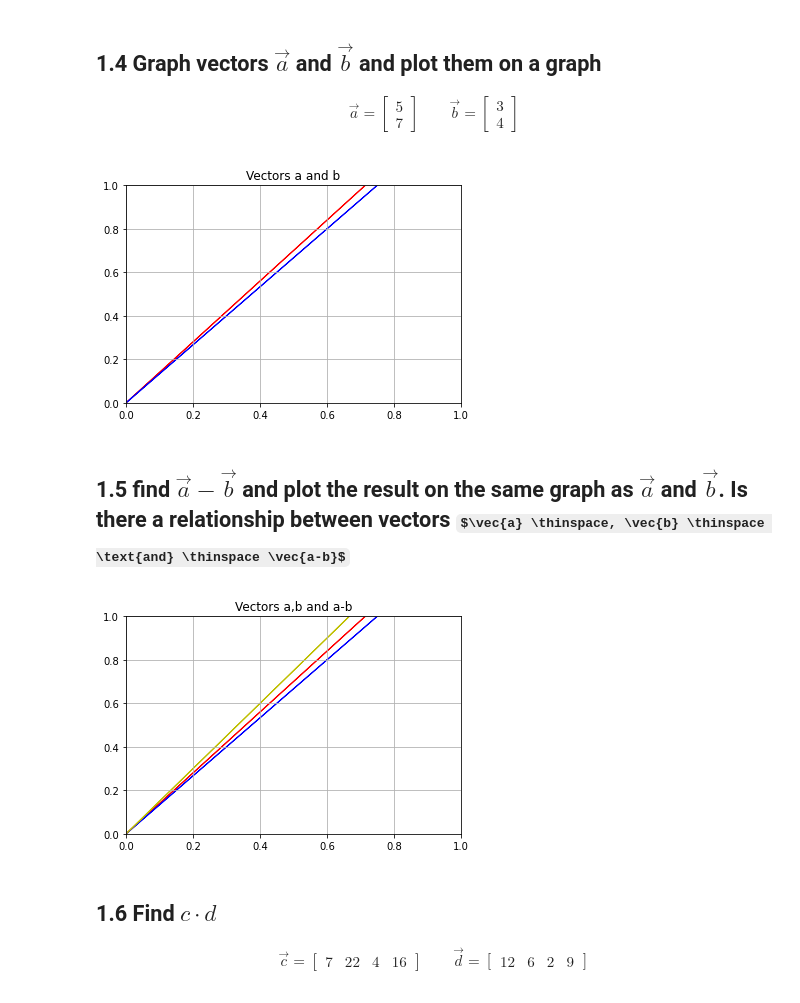
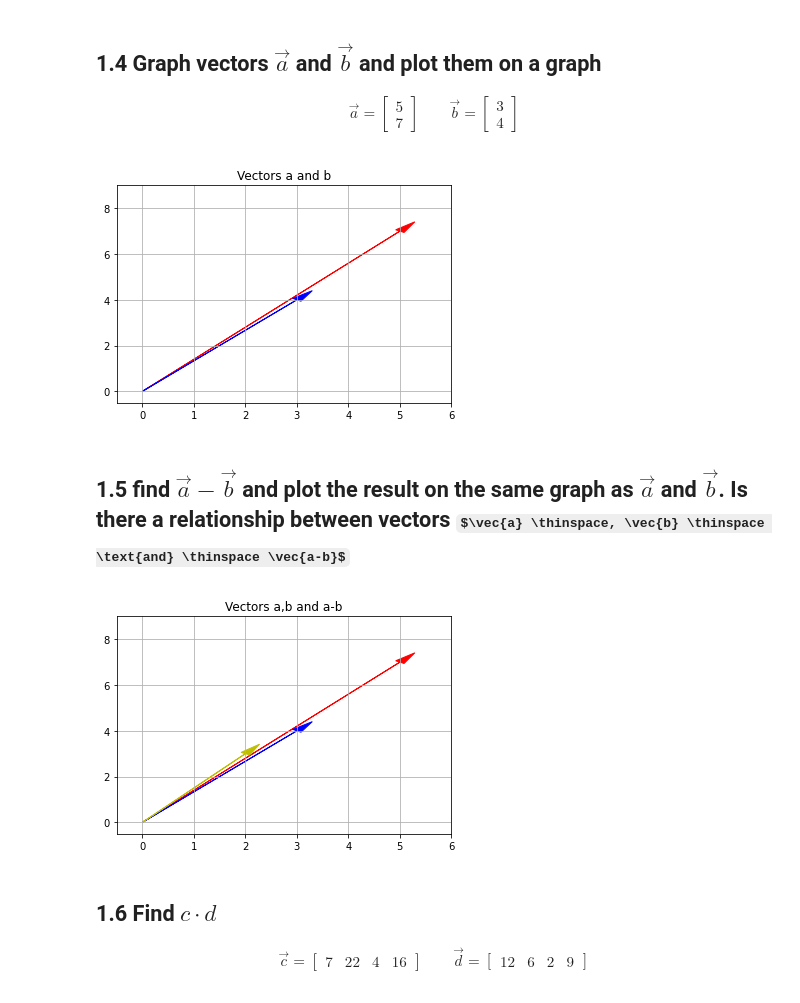
Before and after one commit to bloominstituteoftechnology/DS-Unit-1-Sprint-3-Linear-Algebra, a Jupyter notebook: module1-vectors-and-matrices/Jay_Adamo_LS_DS_131_Vectors_and_Matrices_Assignment.ipynb, the cells around one changed output. Drawn from its saved outputs; the diff is of its cells as text; code cells hidden in the pictures; some formulas as TeX source.

```diff
--- a/module1-vectors-and-matrices/Jay_Adamo_LS_DS_131_Vectors_and_Matrices_Assignment.ipynb
+++ b/module1-vectors-and-matrices/Jay_Adamo_LS_DS_131_Vectors_and_Matrices_Assignment.ipynb
@@ -98,29 +98,32 @@ plt.figure()
 plt.subplot(111)
 plt.grid(True)
 plt.yscale('linear')
-plt.arrow(0, 0, 5, 7, head_width=1, head_length=10, color = 'r')
-plt.arrow(0, 0, 3, 4,  head_width=1, head_length=10, color = 'b')
+plt.xlim(-0.5,6)
+plt.ylim(-0.5,9)
+plt.arrow(0, 0, 5, 7, head_width= .2, head_length=.5, color = 'r')
+plt.arrow(0, 0, 3, 4,  head_width=.2, head_length=.5, color = 'b')
 plt.title('Vectors a and b')
 plt.show()
 # %% [output]
-[figure, old version]
+[figure, new version]
 # %% [markdown]
 ## 1.5 find $\vec{a} - \vec{b}$ and plot the result on the same graph as $\vec{a}$ and $\vec{b}$. Is there a relationship between vectors $\vec{a} \thinspace, \vec{b} \thinspace \text{and} \thinspace \vec{a-b}$
 # %%
 a = np.array([5,7])
 b = np.array([3,4])
 a_minus_b = np.array([2,3])
 
-############ need help with the range of values for axis ##############
 plt.figure()
 plt.subplot(111)
 plt.grid(True)
 plt.yscale('linear')
-plt.arrow(0, 0, 5, 7, head_width=1, head_length=10, color = 'r')
-plt.arrow(0, 0, 3, 4,  head_width=1, head_length=10, color = 'b')
-plt.arrow(0, 0, 2, 3,  head_width=1, head_length=10, color = 'y')
+plt.xlim(-0.5,6)
+plt.ylim(-0.5,9)
+plt.arrow(0, 0, 5, 7, head_width= .2, head_length= .5, color = 'r')
+plt.arrow(0, 0, 3, 4,  head_width= .2, head_length= .5, color = 'b')
+plt.arrow(0, 0, 2, 3,  head_width= .2, head_length= .5, color = 'y')
 plt.title('Vectors a,b and a-b')
 plt.show()
 # %% [output]
-[figure, old version]
+[figure, new version]
 # %%
```
Also changed, not shown: parts of 17 cells of this notebook.
